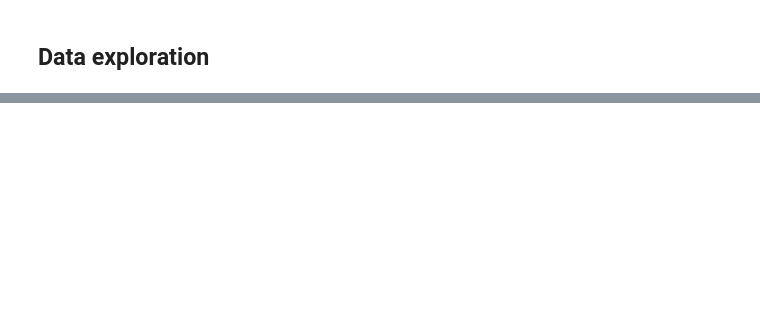
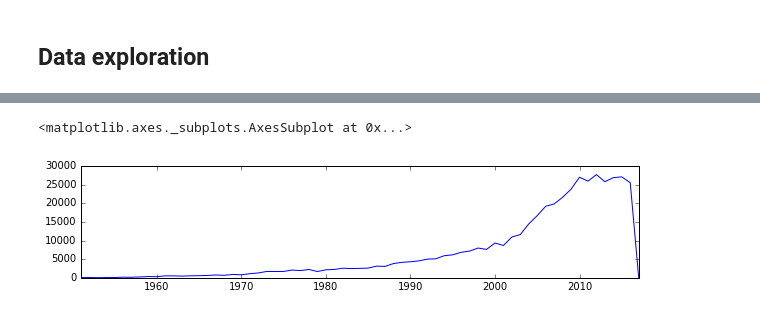
Before and after one commit to xmacex/legacySoftwareACMDLexploration, a Jupyter notebook: ACM DL bibliometry of legacy.ipynb, the cells around one changed output, grey strips where cells are left out. Saved outputs shown, nothing was run; the diff lists cells and outputs as text; code cells hidden in the pictures; blank space fills up the shorter version.

```diff
--- a/ACM DL bibliometry of legacy.ipynb
+++ b/ACM DL bibliometry of legacy.ipynb
@@ -32,0 +97,9 @@ Index(['type', 'id', 'author', 'editor', 'advisor', 'note', 'title', 'pages',
+# %%
+acmPerYearData = { 1951: 43, 1952: 77, 1953: 34, 1954: 71, 1955: 72, 1956: 162, 1957: 144, 1958: 234, 1959: 335,
+              1960: 302, 1961: 521, 1962: 519, 1963: 451, 1964: 537, 1965: 561, 1966: 633, 1967: 754, 1968: 669, 1969: 907,
+              1970: 800, 1971: 1103, 1972: 1304, 1973: 1704, 1974: 1698, 1975: 1707, 1976: 2086, 1977: 1943, 1978: 2235, 1979: 1687,
+              1980: 2152, 1981: 2241, 1982: 2578, 1983: 2485, 1984: 2531, 1985: 2608, 1986: 3143, 1987: 3059, 1988: 3827, 1989: 4155,
+              1990: 4313, 1991: 4551, 1992: 5019, 1993: 5107, 1994: 5939, 1995: 6179, 1996: 6858, 1997: 7181, 1998: 8003, 1999: 7628,
+              2000: 9348, 2001: 8691, 2002: 10965, 2003: 11624, 2004: 14493, 2005: 16715, 2006: 19222, 2007: 19865, 2008: 21631, 2009: 23827,
+              2010: 27039, 2011: 25985, 2012: 27737, 2013: 25832, 2014: 26928, 2015: 27131, 2016: 25557, 2017: 39}
+acmPerYear = pd.Series(acmPerYearData)
@@ -46,0 +125,5 @@ plt.title("Histogram of publication years (n=" + str(legacybib.year.size) + ")")
+# %%
+acmPerYear.plot(figsize=(10, 2))
+# %% [output]
+<matplotlib.axes._subplots.AxesSubplot at 0x...>
+[figure, added]
```
Also changed, not shown: parts of 54 cells of this notebook, 1 other file.
